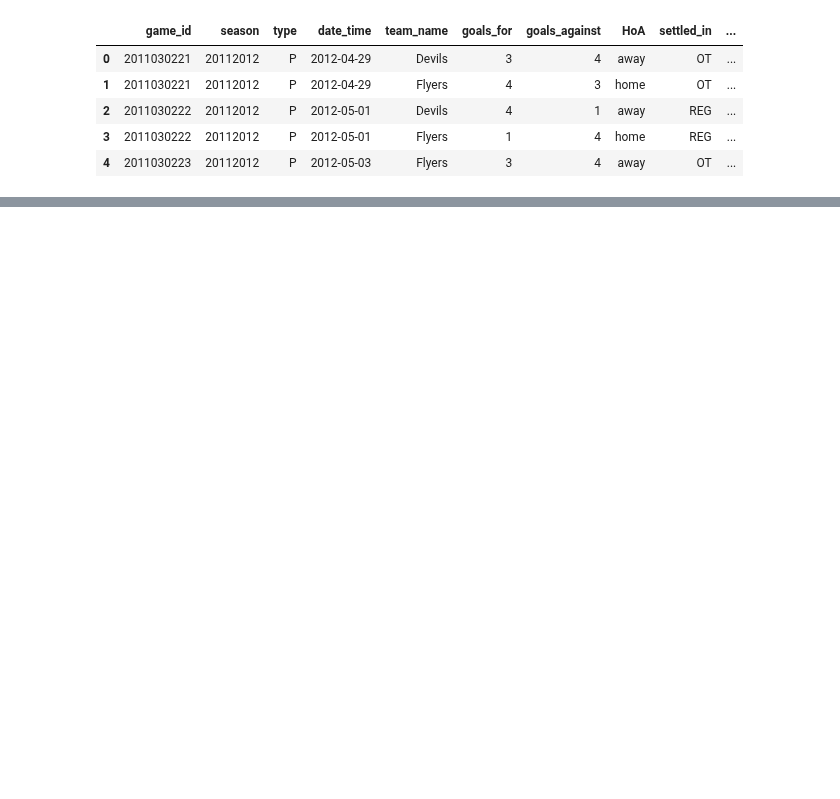
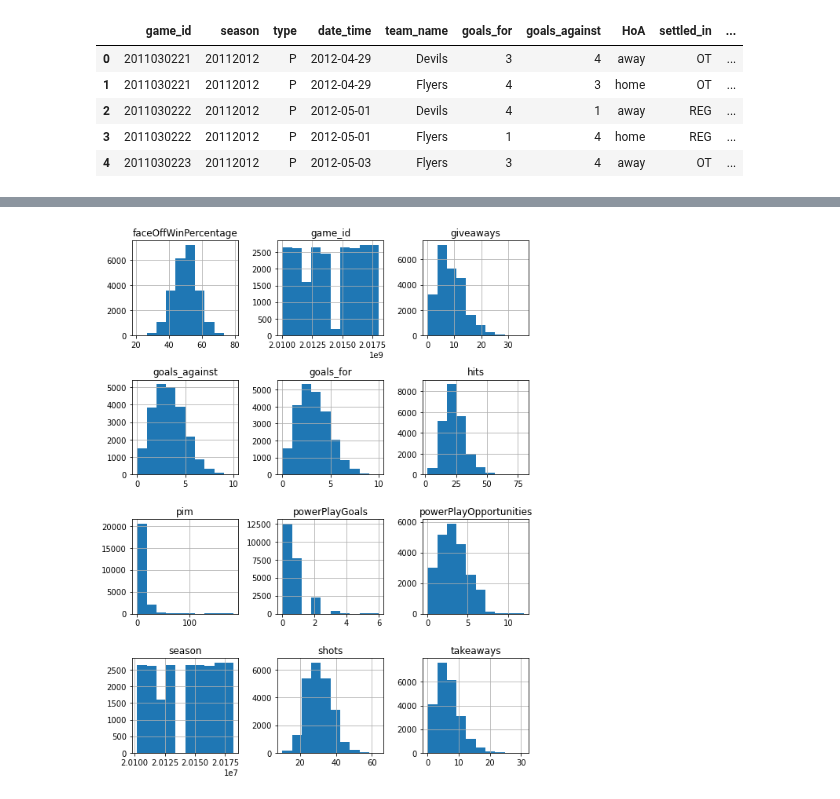
Before and after one commit to DanOakStats/NHL, a Jupyter notebook: eda_data.ipynb, the cells around one changed output, grey strips where cells are left out. Saved outputs shown, nothing was run; the diff lists cells and outputs as text; code cells hidden in the pictures; blank space fills up the shorter version.

Commit message:
graph season

```diff
--- a/eda_data.ipynb
+++ b/eda_data.ipynb
@@ -149,0 +182,4 @@ Descrição das variáveis:
+# %%
+# realizando a mudanca do tipo da variavel
+for column in ['date_time']:
+    nhl_eda[column] = pd.to_datetime(nhl_eda[column], errors='coerce')
@@ -149,0 +293,6 @@ Descrição das variáveis:
+# %%
+# histograma
+nhl_eda.hist(bins=10, figsize=(8, 10))
+plt.tight_layout()
+# %% [output]
+[figure, added]
```
Also changed, not shown: parts of 22 cells of this notebook.
